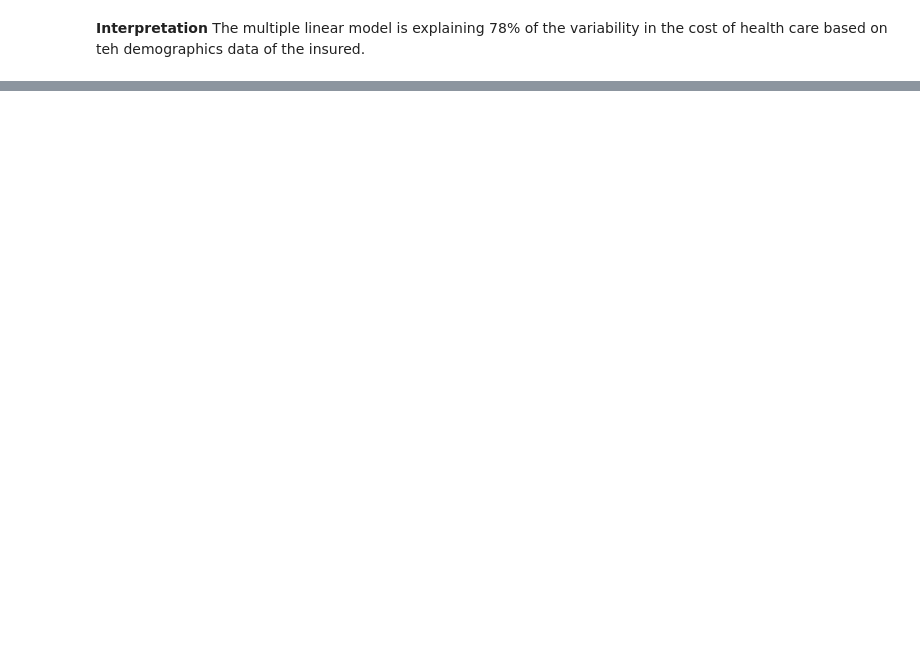
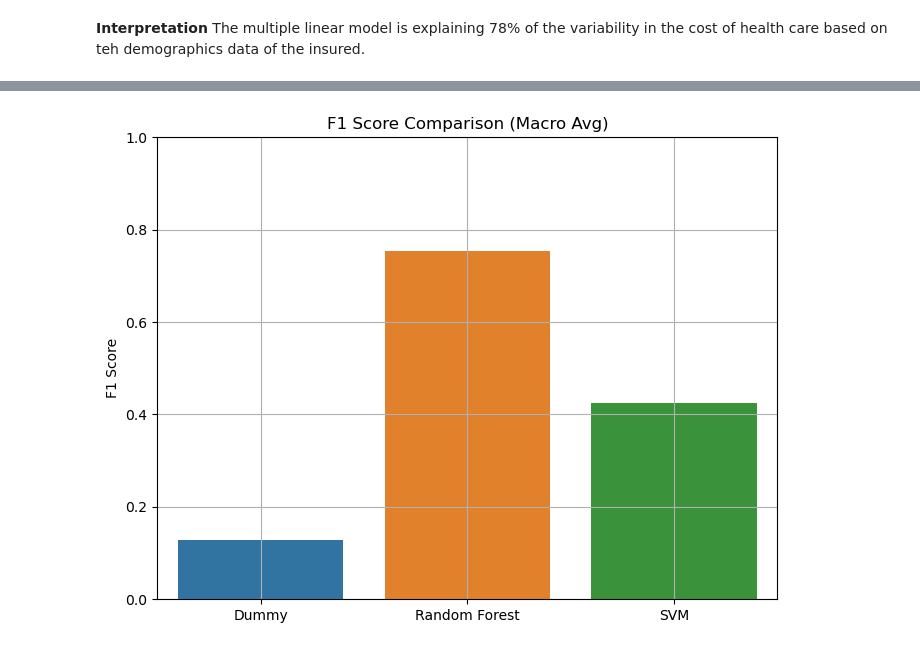
Before and after one commit to Nothgisrandom/Insurance_Cost_Estiamtion, a Jupyter notebook: Insurance_EDA_with_Saved_Images.ipynb, the cells around one changed output, grey strips where cells are left out. Drawn from its saved outputs; the diff is of its cells as text; code cells hidden in the pictures; blank space fills up the shorter version.

```diff
--- a/Insurance_EDA_with_Saved_Images.ipynb
+++ b/Insurance_EDA_with_Saved_Images.ipynb
@@ -668,0 +889,12 @@ RMSE: 5796.2846592762735
+# %%
+
+# Bar plot of F1 scores
+plt.figure(figsize=(8, 6))
+sns.barplot(x=list(f1_scores.keys()), y=list(f1_scores.values()))
+plt.title("F1 Score Comparison (Macro Avg)")
+plt.ylabel("F1 Score")
+plt.ylim(0, 1)
+plt.grid(True)
+plt.show()
+# %% [output]
+[figure, added]
```
Also changed, not shown: parts of 52 cells of this notebook.
